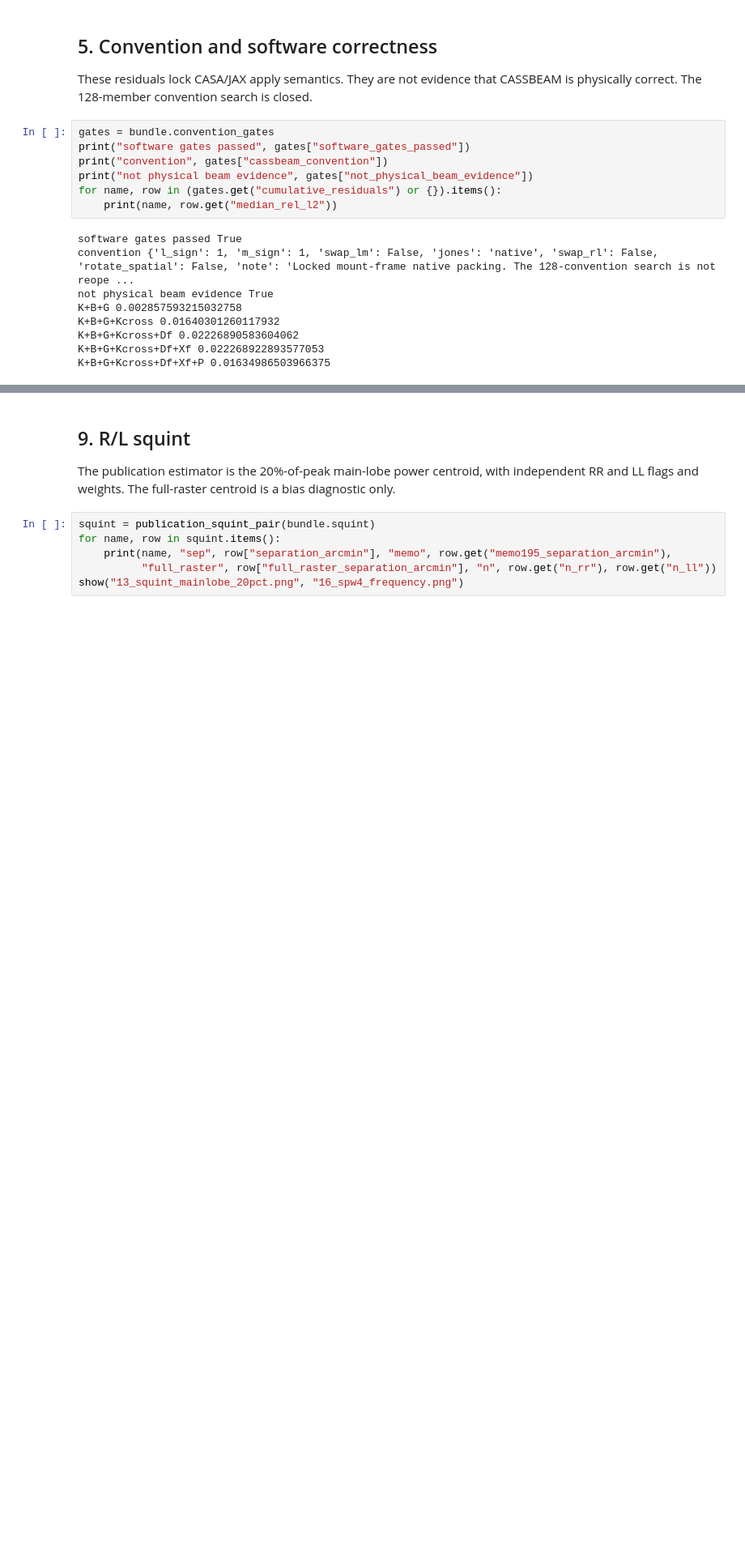
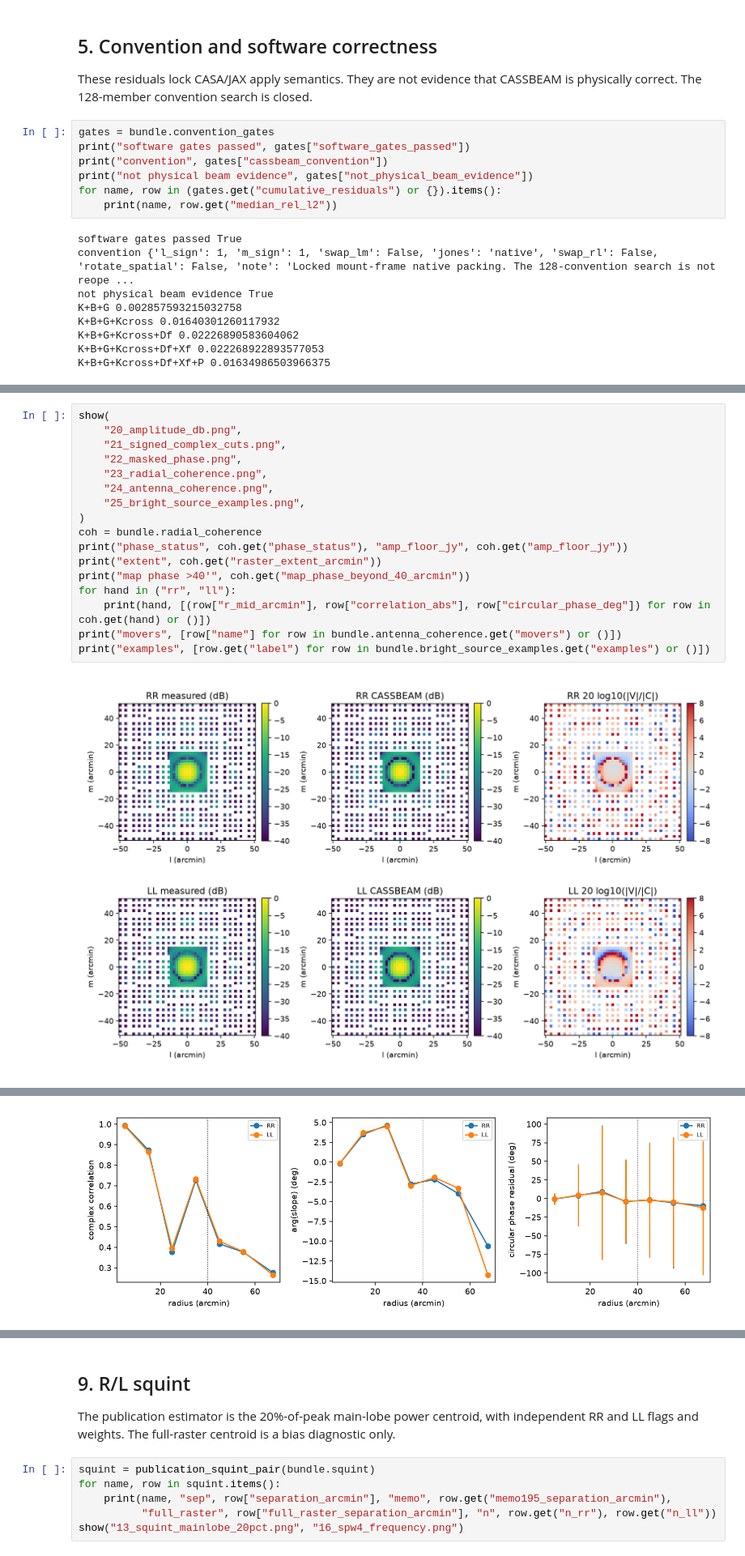
Before and after one commit to StephenJHardy/SL1MJax, a Jupyter notebook: notebooks/vla_c_band_beam_validation.ipynb, the cells around one changed output, grey strips where cells are left out. Shown at 81% size. Saved outputs shown, nothing was run; the diff lists cells and outputs as text; blank space fills up the shorter version.

```diff
--- a/notebooks/vla_c_band_beam_validation.ipynb
+++ b/notebooks/vla_c_band_beam_validation.ipynb
@@ -178,0 +214,19 @@ show("08_cassbeam_scatter_main_lobe.png", "10_spatial_measured_cassbeam_residual
+# %%
+show(
+    "20_amplitude_db.png",
+    "21_signed_complex_cuts.png",
+    "22_masked_phase.png",
+    "23_radial_coherence.png",
+    "24_antenna_coherence.png",
+    "25_bright_source_examples.png",
+)
+coh = bundle.radial_coherence
+print("phase_status", coh.get("phase_status"), "amp_floor_jy", coh.get("amp_floor_jy"))
+print("extent", coh.get("raster_extent_arcmin"))
+print("map phase >40'", coh.get("map_phase_beyond_40_arcmin"))
+for hand in ("rr", "ll"):
+    print(hand, [(row["r_mid_arcmin"], row["correlation_abs"], row["circular_phase_deg"]) for row in coh.get(hand) or ()])
+print("movers", [row["name"] for row in bundle.antenna_coherence.get("movers") or ()])
+print("examples", [row.get("label") for row in bundle.bright_source_examples.get("examples") or ()])
+# %% [output]
+[figure, added]
@@ -178,0 +235 @@ show("08_cassbeam_scatter_main_lobe.png", "10_spatial_measured_cassbeam_residual
+[figure, added]
```
Also changed, not shown: parts of 12 cells of this notebook, 49 other files.
